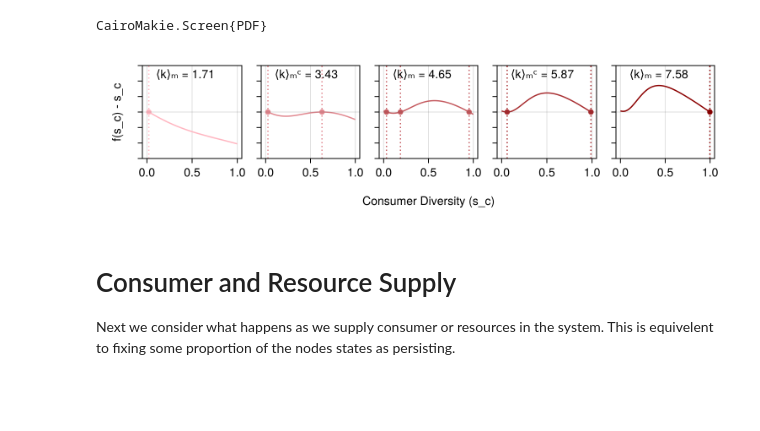
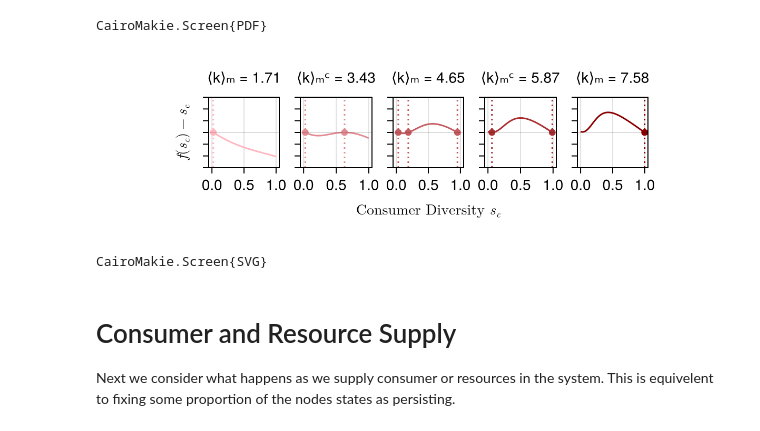
Before and after one commit to CleggTom/MiNet, a Jupyter notebook: Notebooks/Main.ipynb, the cells around one changed output. Cells and saved outputs as stored; diff of their text form; code cells hidden in the pictures; blank space fills up the shorter version.

```diff
--- a/Notebooks/Main.ipynb
+++ b/Notebooks/Main.ipynb
@@ -255,46 +176,56 @@ M_vec = [x -> F(x[1],x[2],l) for l = lm_vec]
 
 
 
-f = Figure(size = (750,200))
+f = Figure(size = (600,175))
 x_vec = range(0,1.0, length = 100)
 
 for i = eachindex(d)
-    ax = Axis(f[1,i])
+    ax = Axis(f[1,i], aspect = 1)
     hidedecorations!(ax, grid = false, ticks = false,ticklabels=false)
     hideydecorations!(ax, ticks=false)
     f_sol = MiNet.arrival_prop_funcs.(C_vec[i], M_vec[i])
     b1(x) = f_sol[:b](f_sol[:c](x)) - x
 
     c = resample_cmap(:reds, length(d))[i]
     style = d[i] ∈ λc_crit ? :dash : :solid
 
     #find solutions
     y_vec = b1.(x_vec)
     lines!(ax, x_vec, y_vec, color = c)
 
     sol = find_zeros(b1, -0, 1)
     scatter!(ax, sol, fill(0.0,length(sol)), color = c)
     vlines!(ax, sol, color = c, linestyle = :dot)
 
     hlines!(ax, 0.0, color = :black, linewidth = 0.1)
 
     if d[i] ∉ λc_crit
-        text!(ax, 0.1, 0.5, text = "⟨k⟩ₘ = $(round(d[i],digits = 2))")
+        Label(f[0,i], "⟨k⟩ₘ = $(round(d[i],digits = 2))")
     else
-        text!(ax, 0.1, 0.5, text = "⟨k⟩ₘᶜ = $(round(d[i],digits = 2))")
+        Label(f[0,i], "⟨k⟩ₘᶜ = $(round(d[i],digits = 2))")
     end
 
     ylims!(ax, -0.75,0.75)
 end
 
-linkyaxes!(f.content...)
+# linkyaxes!(f.content...)
 
-Label(f[2,1:5],"Consumer Diversity (s_c)")
-Label(f[1,0 ],"f(s_c) - s_c", rotation = pi/2, tellheight = false)
+Label(f[2,1:5],L"\text{Consumer Diversity} \ s_c")
+Label(f[1,0 ],L"f(s_c) - s_c", rotation = pi/2, tellheight = false)
+
+# [colsize!(f.layout, i, Auto()) for i = 1:5]
+# resize_to_layout!(f)
+
+colgap!(f.layout, 10)
+rowgap!(f.layout, 10)
 
 f
 # %% [output]
-[figure, old version]
+[figure, new version]
+# %%
+save("../Results/Figures/selfconsistency.svg", f)
+# %% [output]
+CairoMakie.Screen{SVG}
 # %% [markdown]
 # Consumer and Resource Supply
 
```
Also changed, not shown: parts of 36 cells of this notebook, 25 other files.
